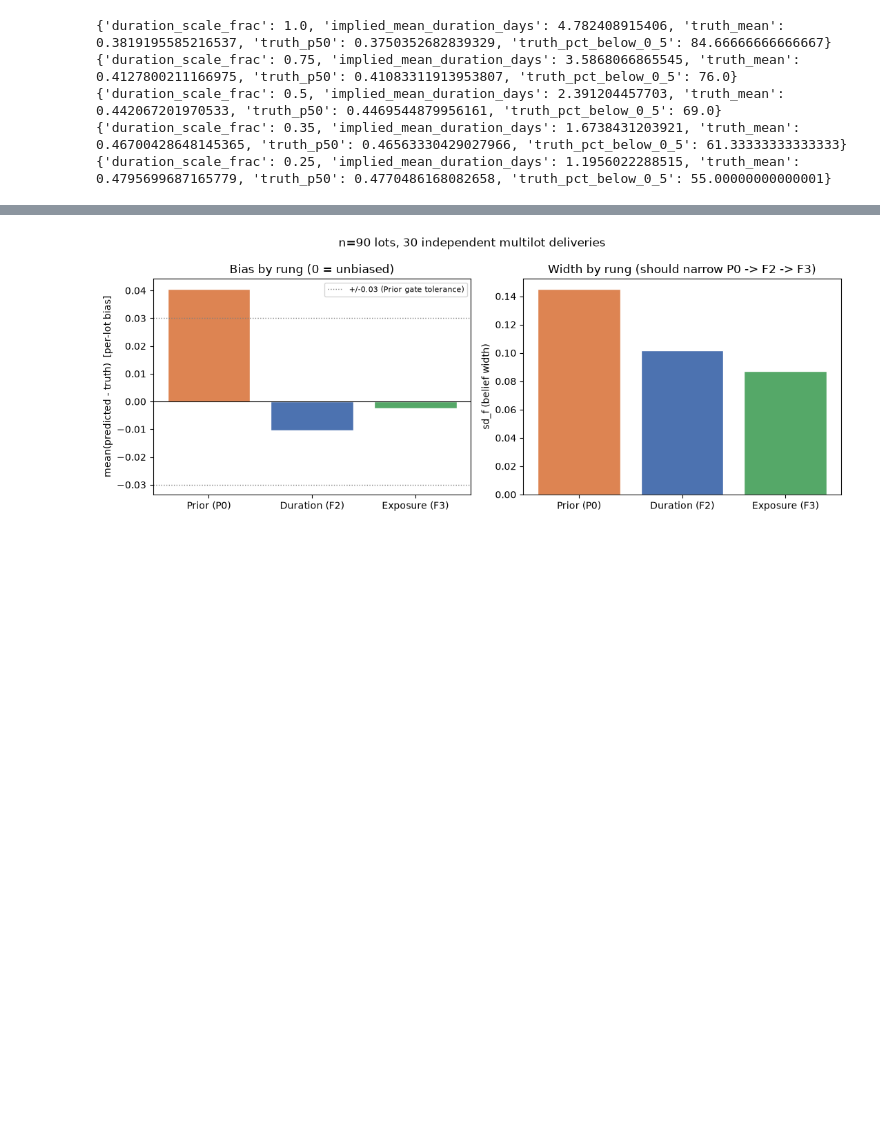
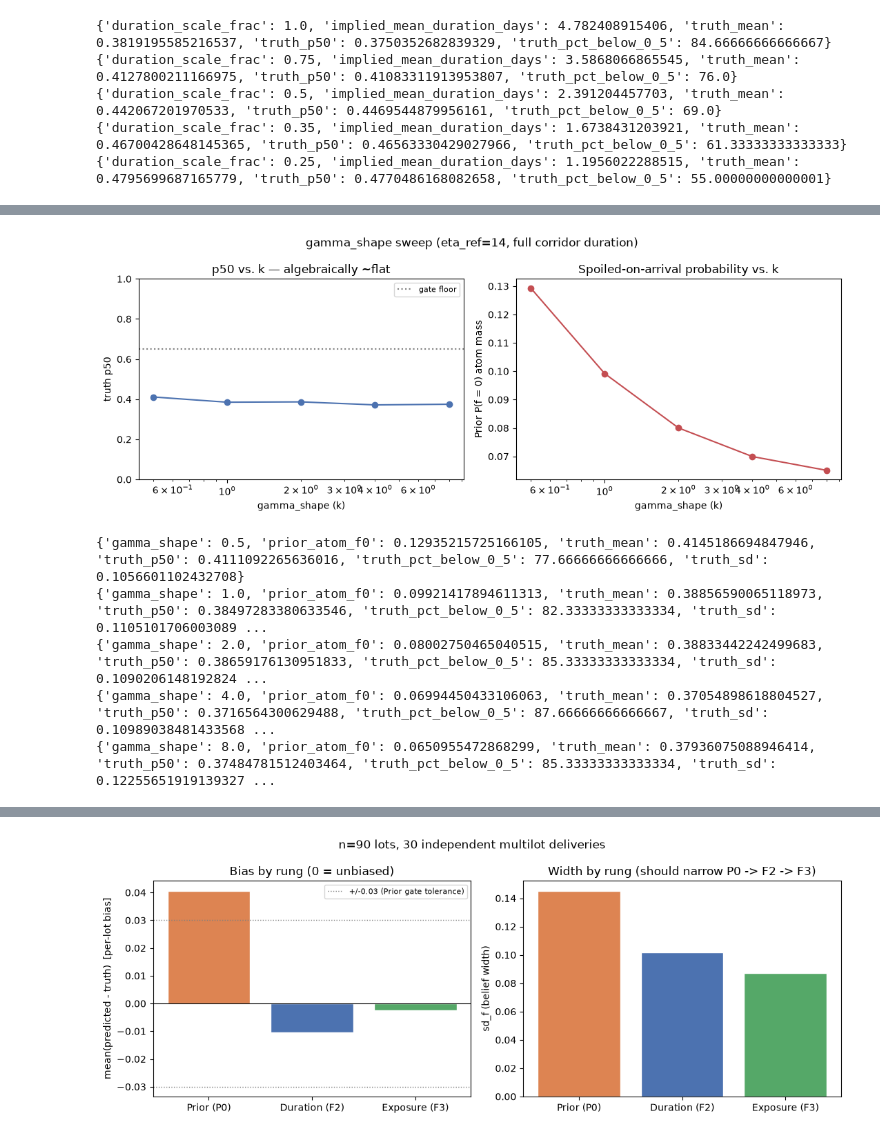
Before and after one commit to OliverEvans96/blueberries-voi, a Jupyter notebook: notebooks/t163_phase1_freshness_realism.ipynb, the cells around one changed output, grey strips where cells are left out. Drawn from its saved outputs; the diff is of its cells as text; code cells hidden in the pictures; blank space fills up the shorter version.

```diff
--- a/notebooks/t163_phase1_freshness_realism.ipynb
+++ b/notebooks/t163_phase1_freshness_realism.ipynb
@@ -332,0 +340,36 @@ the structural-issues section below, not attempted here.
+# %%
+gs_rows = diag["sensitivity_gamma_shape"]
+ks = [r["gamma_shape"] for r in gs_rows]
+gs_p50 = [r["truth_p50"] for r in gs_rows]
+gs_atom = [r["prior_atom_f0"] for r in gs_rows]
+
+fig, (ax1, ax2) = plt.subplots(1, 2, figsize=(11, 4.2))
+ax1.plot(ks, gs_p50, "o-", color=BLUE)
+ax1.axhline(0.65, color="gray", ls=":", label="gate floor")
+ax1.set_xscale("log")
+ax1.set_xlabel("gamma_shape (k)")
+ax1.set_ylabel("truth p50")
+ax1.set_ylim(0, 1)
+ax1.set_title("p50 vs. k — algebraically ~flat")
+ax1.legend(fontsize=8)
+
+ax2.plot(ks, gs_atom, "o-", color=RED)
+ax2.set_xscale("log")
+ax2.set_xlabel("gamma_shape (k)")
+ax2.set_ylabel("Prior P(f = 0) atom mass")
+ax2.set_title("Spoiled-on-arrival probability vs. k")
+
+fig.suptitle("gamma_shape sweep (eta_ref=14, full corridor duration)")
+fig.tight_layout()
+fig.savefig(FIG_DIR / "06_gamma_shape_sensitivity.png", dpi=140)
+plt.show()
+
+for r in gs_rows:
+    print(r)
+# %% [output]
+[figure, added]
+{'gamma_shape': 0.5, 'prior_atom_f0': 0.12935215725166105, 'truth_mean': 0.4145186694847946, 'truth_p50': 0.4111092265636016, 'truth_pct_below_0_5': 77.66666666666666, 'truth_sd': 0.1056601102432708}
+{'gamma_shape': 1.0, 'prior_atom_f0': 0.09921417894611313, 'truth_mean': 0.38856590065118973, 'truth_p50': 0.38497283380633546, 'truth_pct_below_0_5': 82.33333333333334, 'truth_sd': 0.1105101706003089 ...
+{'gamma_shape': 2.0, 'prior_atom_f0': 0.08002750465040515, 'truth_mean': 0.38833442242499683, 'truth_p50': 0.38659176130951833, 'truth_pct_below_0_5': 85.33333333333334, 'truth_sd': 0.1090206148192824 ...
+{'gamma_shape': 4.0, 'prior_atom_f0': 0.06994450433106063, 'truth_mean': 0.37054898618804527, 'truth_p50': 0.3716564300629488, 'truth_pct_below_0_5': 87.66666666666667, 'truth_sd': 0.10989038481433568 ...
+{'gamma_shape': 8.0, 'prior_atom_f0': 0.0650955472868299, 'truth_mean': 0.37936075088946414, 'truth_p50': 0.37484781512403464, 'truth_pct_below_0_5': 85.33333333333334, 'truth_sd': 0.12255651919139327 ...
```
Also changed, not shown: parts of 14 cells of this notebook, 5 other files.
